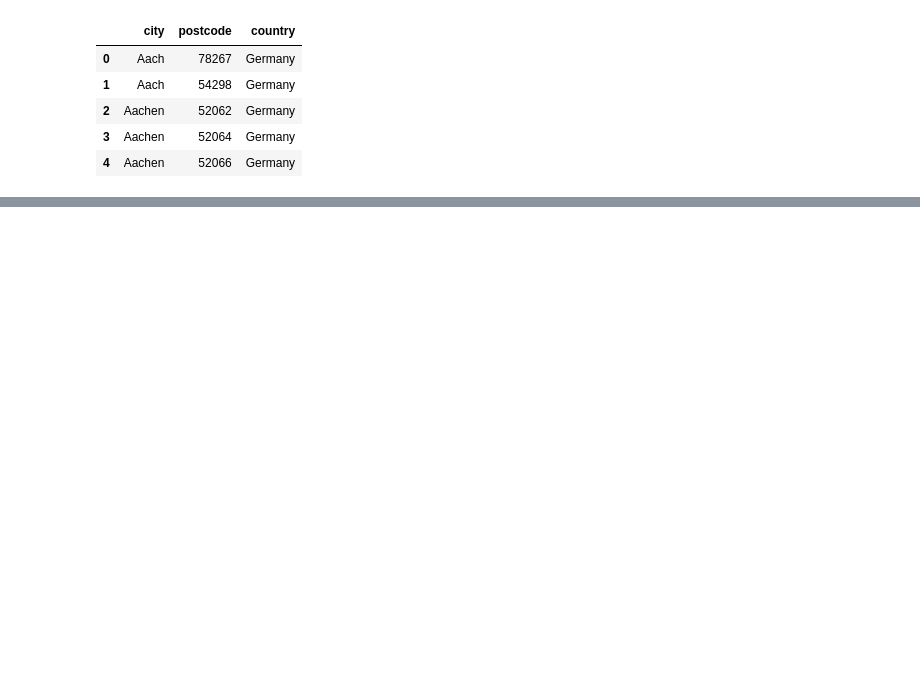
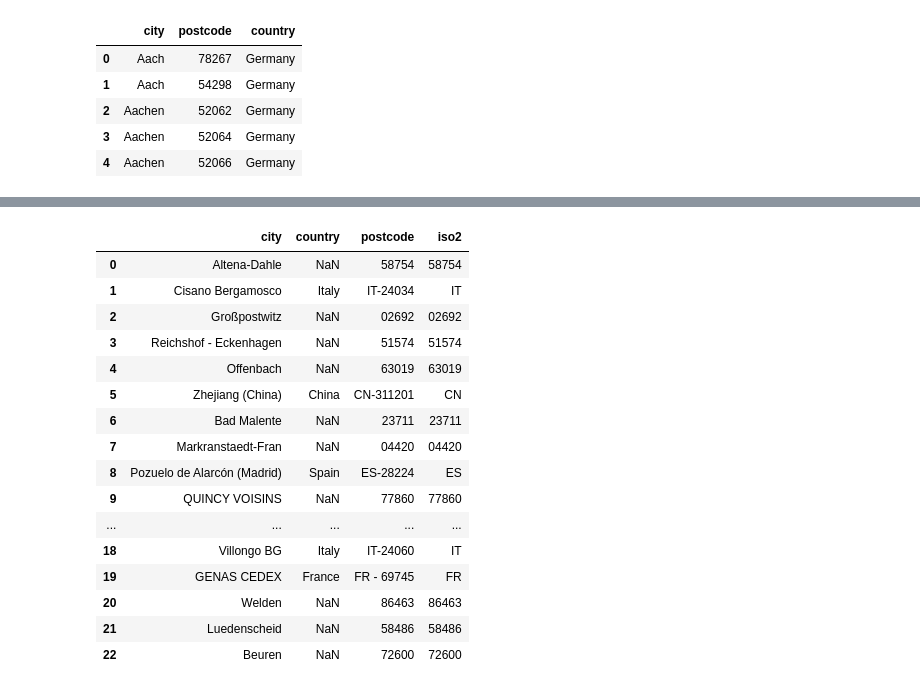
Before and after one commit to virginiaperdomoc/Delivery-Performance-Dashboard, a Jupyter notebook: lieferzeile.ipynb, the cells around one changed output, grey strips where cells are left out. Drawn from its saved outputs; the diff is of its cells as text; code cells hidden in the pictures; blank space fills up the shorter version.

```diff
--- a/lieferzeile.ipynb
+++ b/lieferzeile.ipynb
@@ -440,0 +381,34 @@ deliveries2
+# %%
+# extract iso2 country code from postcode column
+rows_with_NaN.iso2=rows_with_NaN.postcode.str.split('-').str[0]
+
+rows_with_NaN['country'] = rows_with_NaN['iso2'].apply(lambda value: 'Italy' if value=='IT'
+else 'China' if value == 'CN'
+else 'Spain' if value == 'ES'
+else 'Romania' if value == 'RO'
+else 'Netherlands' if value == 'NL'
+else 'France' if value == 'FR'
+else float('NaN')) # to fill it with NaN values
+
+rows_with_NaN.iloc[19]=rows_with_NaN.iloc[19].fillna("France")
+
+#rows_with_NaN.country.iloc[0]
+rows_with_NaN
+# %% [output]
+|  | city | country | postcode | iso2 |
+| 0 | Altena-Dahle | NaN | 58754 | 58754 |
+| 1 | Cisano Bergamosco | Italy | IT-24034 | IT |
+| 2 | Großpostwitz | NaN | 02692 | 02692 |
+| 3 | Reichshof - Eckenhagen | NaN | 51574 | 51574 |
+| 4 | Offenbach | NaN | 63019 | 63019 |
+| 5 | Zhejiang (China) | China | CN-311201 | CN |
+| 6 | Bad Malente | NaN | 23711 | 23711 |
+| 7 | Markranstaedt-Fran | NaN | 04420 | 04420 |
+| 8 | Pozuelo de Alarcón (Madrid) | Spain | ES-28224 | ES |
+| 9 | QUINCY VOISINS | NaN | 77860 | 77860 |
+| ... | ... | ... | ... | ... |
+| 18 | Villongo BG | Italy | IT-24060 | IT |
+| 19 | GENAS CEDEX | France | FR - 69745 | FR |
+| 20 | Welden | NaN | 86463 | 86463 |
+| 21 | Luedenscheid | NaN | 58486 | 58486 |
+| 22 | Beuren | NaN | 72600 | 72600 |
```
Also changed, not shown: parts of 31 cells of this notebook.
